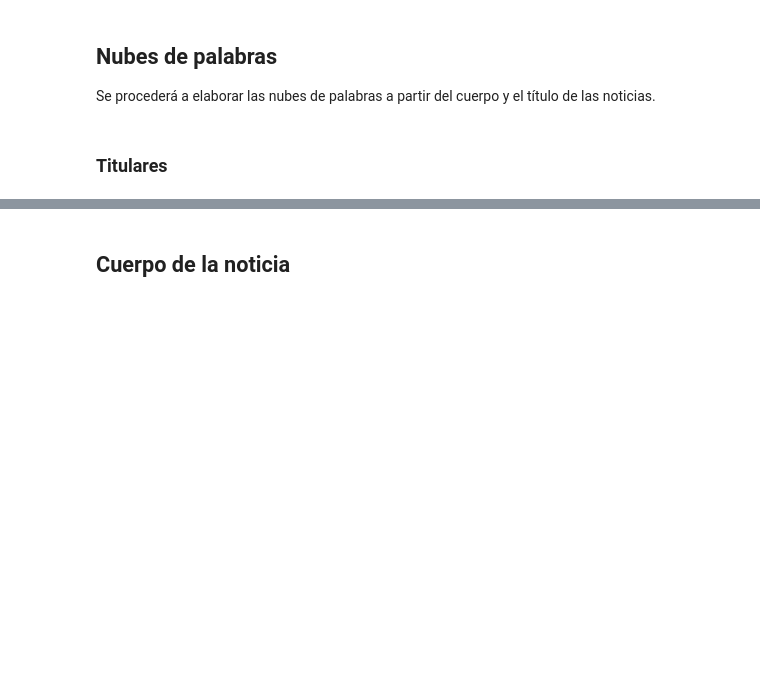
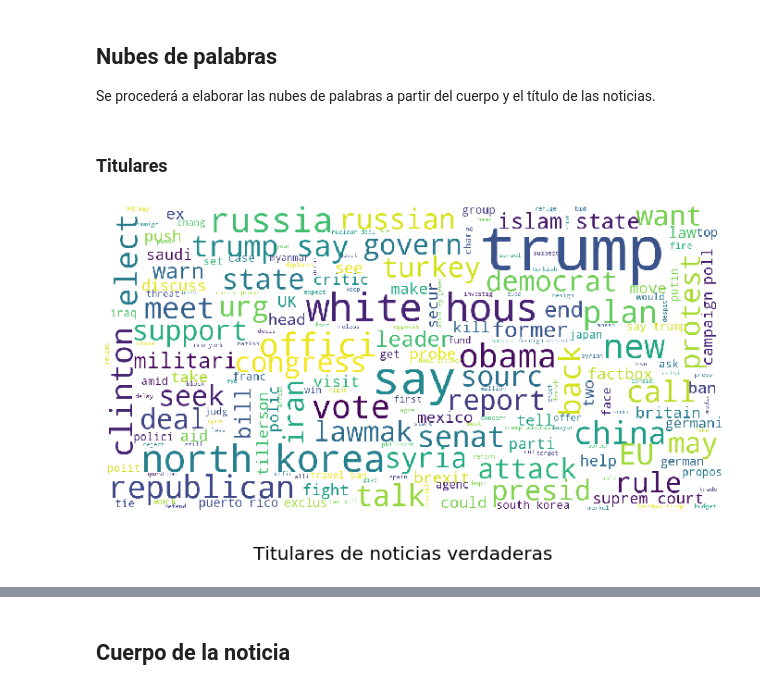
Before and after one commit to framunoz/Detector-Noticias-Falsas, a Jupyter notebook: codigo/01-Carga_de_datos.ipynb, the cells around one changed output, grey strips where cells are left out. Drawn from its saved outputs; the diff is of its cells as text; code cells hidden in the pictures; blank space fills up the shorter version.

```diff
--- a/codigo/01-Carga_de_datos.ipynb
+++ b/codigo/01-Carga_de_datos.ipynb
@@ -490,7 +542,8 @@ SUBJECT = 'subject'
 DATE = 'date'
 TRUE= 'true'
 # %%
-def show_wordcloud(data, title = None):
+def show_wordcloud(data, title=None,
+                   save=SAVE_FIG, save_name=None,):
     """
     Retorna la visualización de una nube de palabras.
 
@@ -514,6 +567,12 @@ def show_wordcloud(data, title = None):
         fig.subplots_adjust(top=2.3)
 
     plt.imshow(wordcloud)
+
+    if save and save_name:
+        save_name = f"{save_name}.pdf"
+        save_path = path.join(PATH_IMG, save_name)
+        plt.savefig(save_path, bbox_inches="tight")
+
     plt.show()
 # %% [markdown]
 ### Titulares
@@ -553,5 +612,9 @@ TRUE_TITLE= TRUE_
 FAKE_TITLE= ' '.join(FAKE_TITLE)
 TRUE_TITLE= ' '.join(TRUE_TITLE)
 # %%
-show_wordcloud(TRUE_TITLE, title= 'Titulares de noticias verdaderas')
+show_wordcloud(TRUE_TITLE,
+               title= 'Titulares de noticias verdaderas',
+               save_name="wordcloud_titulares_verdaderas")
+# %% [output]
+[figure, added]
 # %%
```
Also changed, not shown: parts of 18 cells of this notebook.
